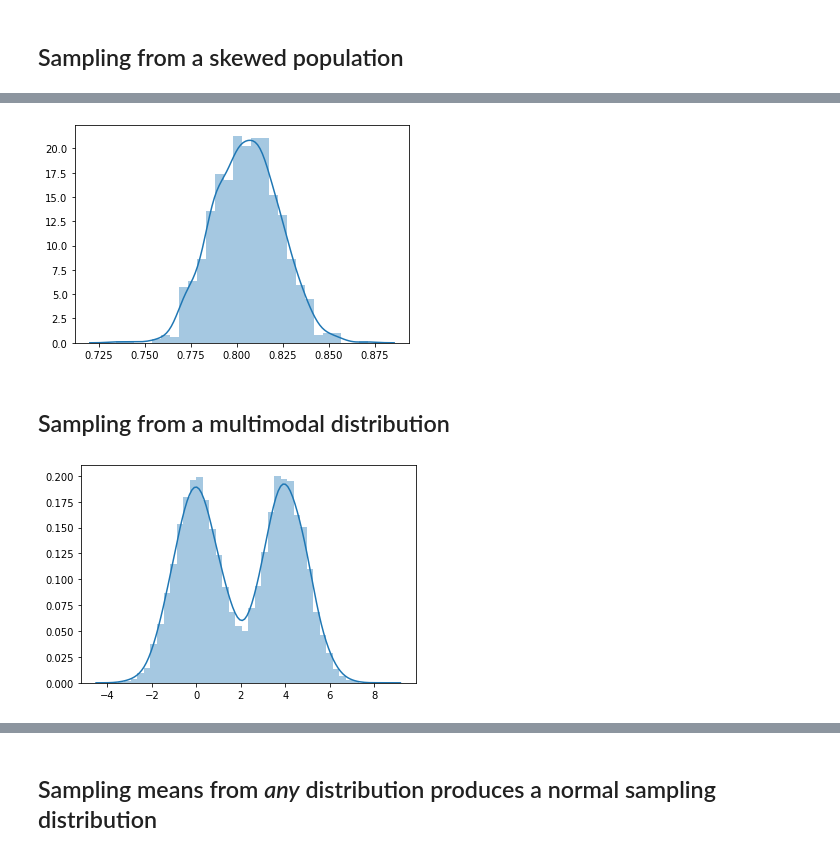
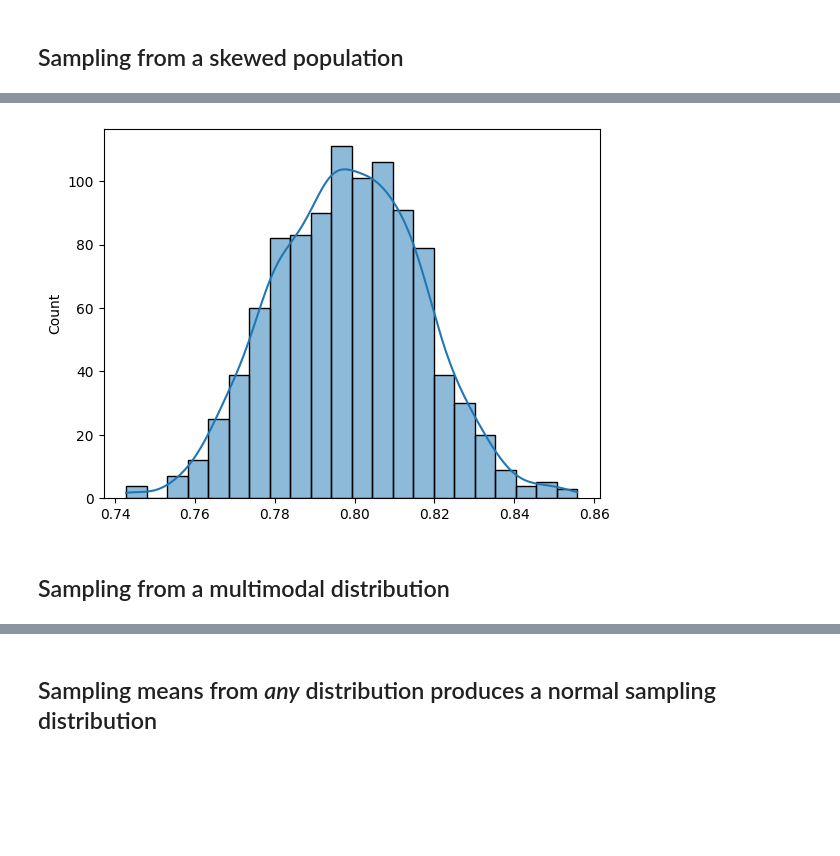
Before and after one commit to praveendhac/aiml-iisc-assignments, a Jupyter notebook: assignment1/central_limit_theorem.ipynb, the cells around one changed output, grey strips where cells are left out. Saved outputs shown, nothing was run; the diff lists cells and outputs as text; code cells hidden in the pictures; blank space fills up the shorter version.

```diff
--- a/assignment1/central_limit_theorem.ipynb
+++ b/assignment1/central_limit_theorem.ipynb
@@ -86,12 +98,9 @@ _ = sns.distplot(sample_mean_calculator(s, 10, 1000))
 # %%
-_ = sns.distplot(sample_mean_calculator(s, 1000, 1000))
+#_ = sns.distplot(sample_mean_calculator(s, 1000, 1000))
+_ = sns.histplot(sample_mean_calculator(s, 1000, 1000), kde=True)
 # %% [output]
-[figure, old version]
+[figure, new version]
 # %% [markdown]
 ## Sampling from a multimodal distribution
 # %%
 m = np.concatenate((np.random.normal(size=10000), np.random.normal(loc = 4.0, size=10000)))
-# %%
-_ = sns.distplot(m)
-# %% [output]
-[figure, removed]
```
Also changed, not shown: parts of 20 cells of this notebook.
